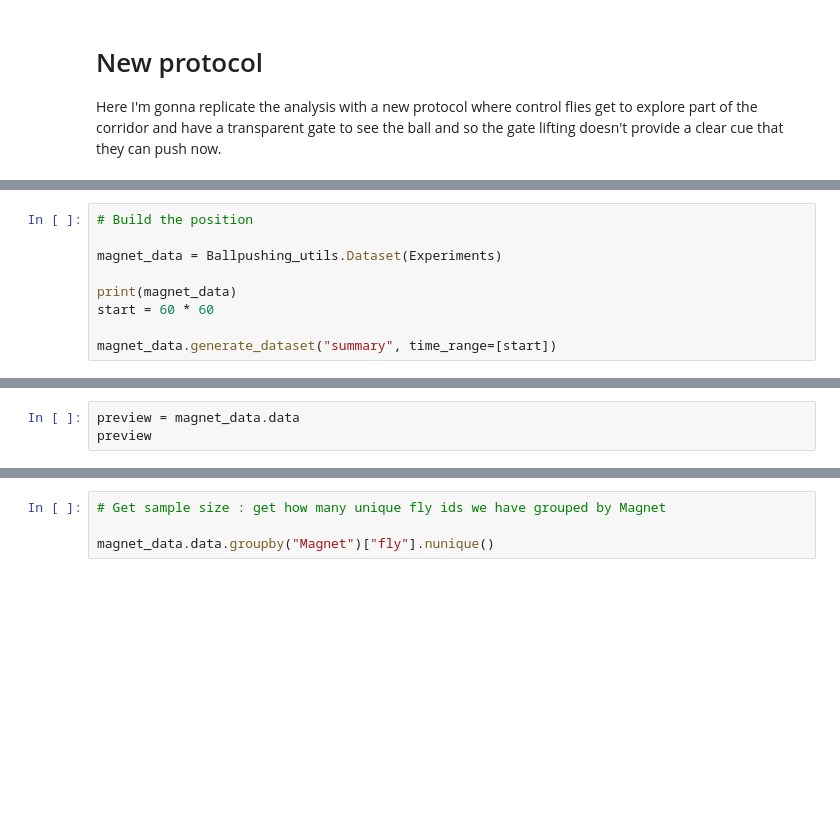
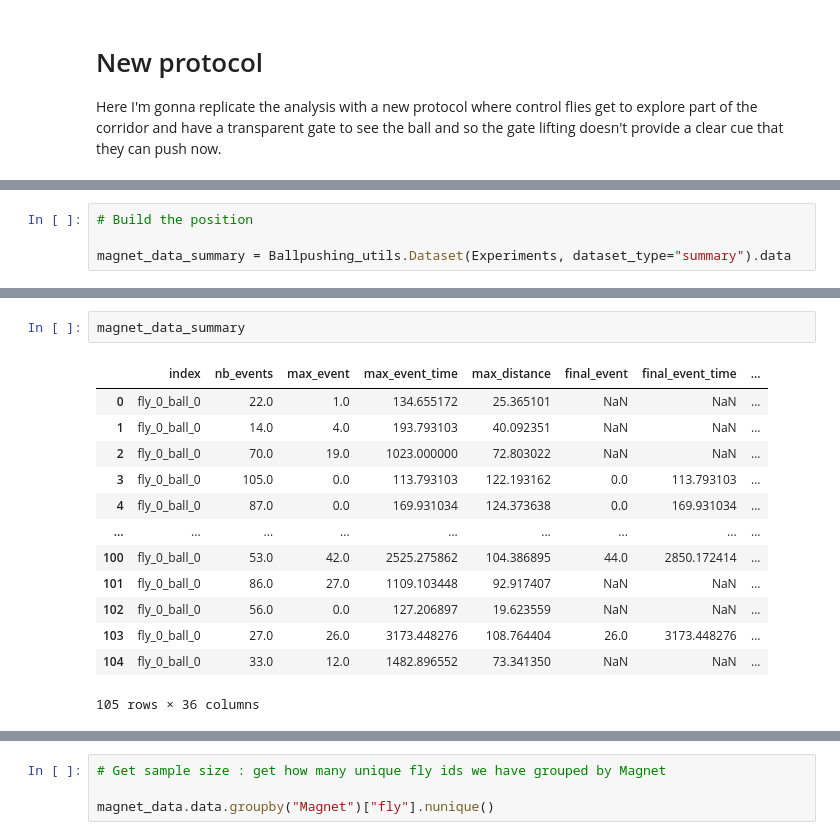
Before and after one commit to NeLy-EPFL/Tracking_Analysis, a Jupyter notebook: MazeRecorder/Analysis/Magnet_blocking_analysis.ipynb, the cells around one changed output, grey strips where cells are left out. Saved outputs shown, nothing was run; the diff lists cells and outputs as text; blank space fills up the shorter version.

```diff
--- a/MazeRecorder/Analysis/Magnet_blocking_analysis.ipynb
+++ b/MazeRecorder/Analysis/Magnet_blocking_analysis.ipynb
@@ -350,9 +455,4 @@ Experiments = [Ballpushing_utils.Experiment(Datapath / f) for f in Folders]
 # %%
 # Build the position
 
-magnet_data = Ballpushing_utils.Dataset(Experiments)
-
-print(magnet_data)
-start = 60 * 60
-
-magnet_data.generate_dataset("summary", time_range=[start])
+magnet_data_summary = Ballpushing_utils.Dataset(Experiments, dataset_type="summary").data
@@ -359,5 +477,18 @@ magnet_data.generate_dataset("summary", time_range=[start])
-# %%
-preview = magnet_data.data
-preview
+# %%
+magnet_data_summary
+# %% [output]
+|  | index | nb_events | max_event | max_event_time | max_distance | final_event | final_event_time | ... |
+| 0 | fly_0_ball_0 | 22.0 | 1.0 | 134.655172 | 25.365101 | NaN | NaN | ... |
+| 1 | fly_0_ball_0 | 14.0 | 4.0 | 193.793103 | 40.092351 | NaN | NaN | ... |
+| 2 | fly_0_ball_0 | 70.0 | 19.0 | 1023.000000 | 72.803022 | NaN | NaN | ... |
+| 3 | fly_0_ball_0 | 105.0 | 0.0 | 113.793103 | 122.193162 | 0.0 | 113.793103 | ... |
+| 4 | fly_0_ball_0 | 87.0 | 0.0 | 169.931034 | 124.373638 | 0.0 | 169.931034 | ... |
+| ... | ... | ... | ... | ... | ... | ... | ... | ... |
+| 100 | fly_0_ball_0 | 53.0 | 42.0 | 2525.275862 | 104.386895 | 44.0 | 2850.172414 | ... |
+| 101 | fly_0_ball_0 | 86.0 | 27.0 | 1109.103448 | 92.917407 | NaN | NaN | ... |
+| 102 | fly_0_ball_0 | 56.0 | 0.0 | 127.206897 | 19.623559 | NaN | NaN | ... |
+| 103 | fly_0_ball_0 | 27.0 | 26.0 | 3173.448276 | 108.764404 | 26.0 | 3173.448276 | ... |
+| 104 | fly_0_ball_0 | 33.0 | 12.0 | 1482.896552 | 73.341350 | NaN | NaN | ... |
+105 rows × 36 columns
 # %%
 # Get the data columns
```
Also changed, not shown: parts of 27 cells of this notebook, 2 other files.
